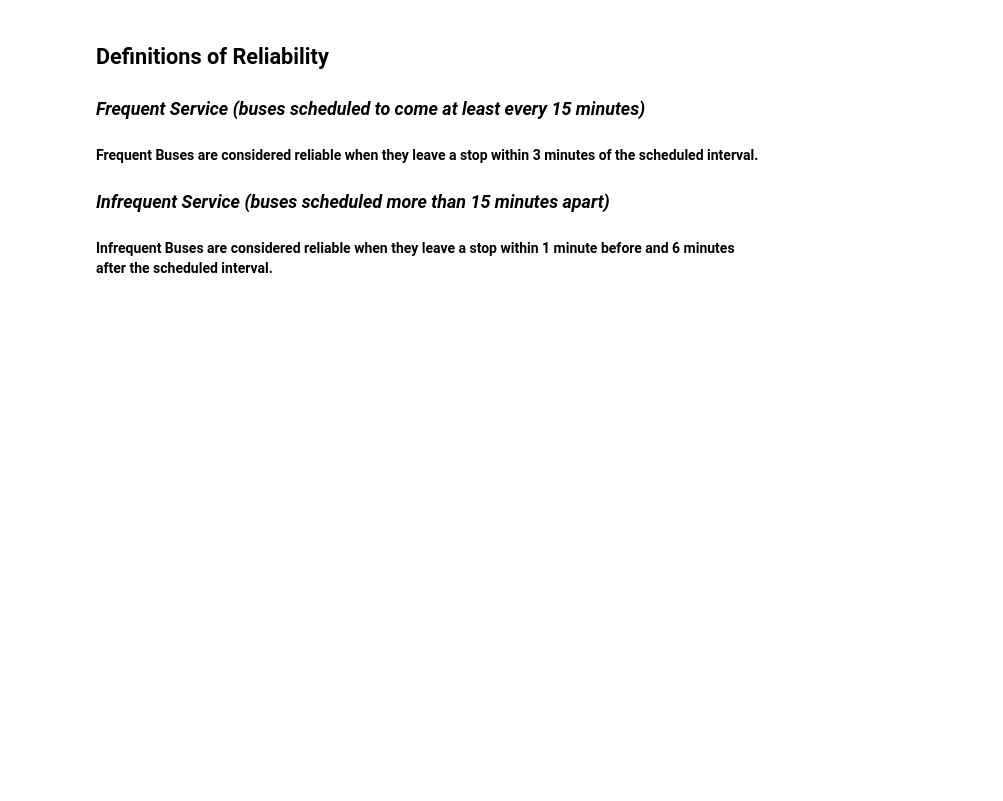
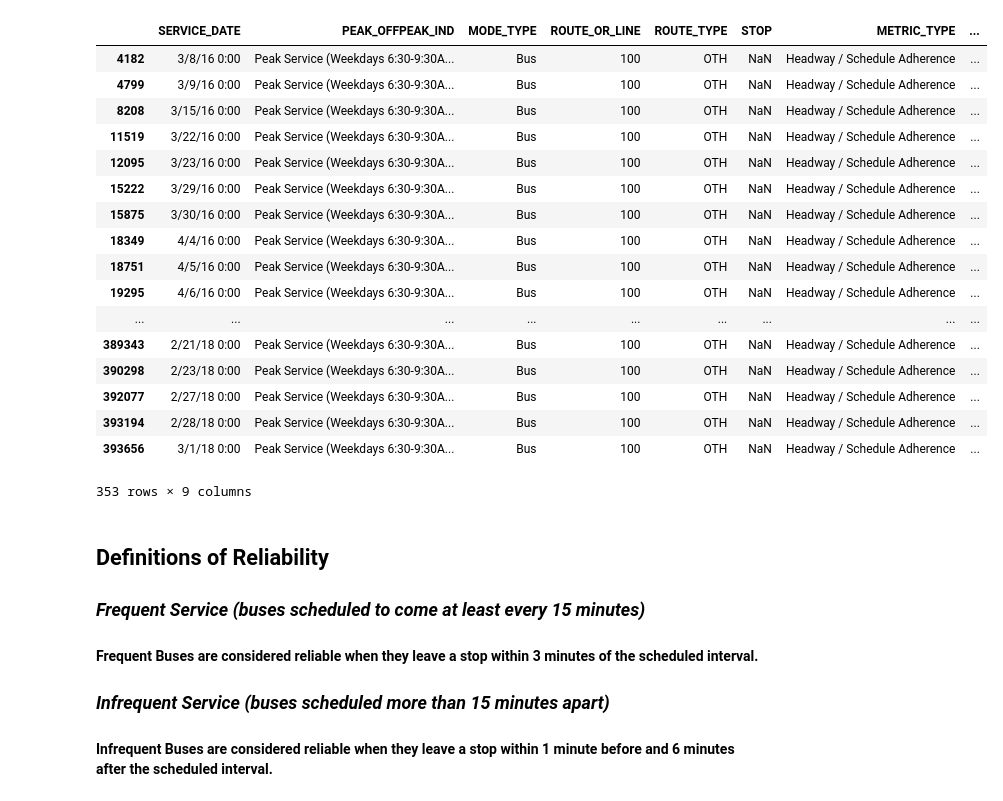
Before and after one commit to RadiationMiners/bostonubertraffic, a Jupyter notebook: corrAnalysis.ipynb, the cells around one changed output. Drawn from its saved outputs; the diff is of its cells as text; code cells hidden in the pictures; blank space fills up the shorter version.

```diff
--- a/corrAnalysis.ipynb
+++ b/corrAnalysis.ipynb
@@ -18,3 +18,27 @@ busDf.size
+# %%
+busDf = busDf.loc[busDf['MODE_TYPE'] == 'Bus']
+lines = busDf.ROUTE_OR_LINE.unique()
+lines.tolist()
+busDf.loc[(busDf['ROUTE_OR_LINE'] == '100') & (busDf['OTP_NUMERATOR']/busDf['OTP_DENOMINATOR'] < 0.68)]
+# %% [output]
+|  | SERVICE_DATE | PEAK_OFFPEAK_IND | MODE_TYPE | ROUTE_OR_LINE | ROUTE_TYPE | STOP | METRIC_TYPE | ... |
+| 4182 | 3/8/16 0:00 | Peak Service (Weekdays 6:30-9:30A... | Bus | 100 | OTH | NaN | Headway / Schedule Adherence | ... |
+| 4799 | 3/9/16 0:00 | Peak Service (Weekdays 6:30-9:30A... | Bus | 100 | OTH | NaN | Headway / Schedule Adherence | ... |
+| 8208 | 3/15/16 0:00 | Peak Service (Weekdays 6:30-9:30A... | Bus | 100 | OTH | NaN | Headway / Schedule Adherence | ... |
+| 11519 | 3/22/16 0:00 | Peak Service (Weekdays 6:30-9:30A... | Bus | 100 | OTH | NaN | Headway / Schedule Adherence | ... |
+| 12095 | 3/23/16 0:00 | Peak Service (Weekdays 6:30-9:30A... | Bus | 100 | OTH | NaN | Headway / Schedule Adherence | ... |
+| 15222 | 3/29/16 0:00 | Peak Service (Weekdays 6:30-9:30A... | Bus | 100 | OTH | NaN | Headway / Schedule Adherence | ... |
+| 15875 | 3/30/16 0:00 | Peak Service (Weekdays 6:30-9:30A... | Bus | 100 | OTH | NaN | Headway / Schedule Adherence | ... |
+| 18349 | 4/4/16 0:00 | Peak Service (Weekdays 6:30-9:30A... | Bus | 100 | OTH | NaN | Headway / Schedule Adherence | ... |
+| 18751 | 4/5/16 0:00 | Peak Service (Weekdays 6:30-9:30A... | Bus | 100 | OTH | NaN | Headway / Schedule Adherence | ... |
+| 19295 | 4/6/16 0:00 | Peak Service (Weekdays 6:30-9:30A... | Bus | 100 | OTH | NaN | Headway / Schedule Adherence | ... |
+| ... | ... | ... | ... | ... | ... | ... | ... | ... |
+| 389343 | 2/21/18 0:00 | Peak Service (Weekdays 6:30-9:30A... | Bus | 100 | OTH | NaN | Headway / Schedule Adherence | ... |
+| 390298 | 2/23/18 0:00 | Peak Service (Weekdays 6:30-9:30A... | Bus | 100 | OTH | NaN | Headway / Schedule Adherence | ... |
+| 392077 | 2/27/18 0:00 | Peak Service (Weekdays 6:30-9:30A... | Bus | 100 | OTH | NaN | Headway / Schedule Adherence | ... |
+| 393194 | 2/28/18 0:00 | Peak Service (Weekdays 6:30-9:30A... | Bus | 100 | OTH | NaN | Headway / Schedule Adherence | ... |
+| 393656 | 3/1/18 0:00 | Peak Service (Weekdays 6:30-9:30A... | Bus | 100 | OTH | NaN | Headway / Schedule Adherence | ... |
+353 rows × 9 columns
 # %% [markdown]
 ## Definitions of Reliability
 
```
Also changed, not shown: parts of 16 cells of this notebook.
